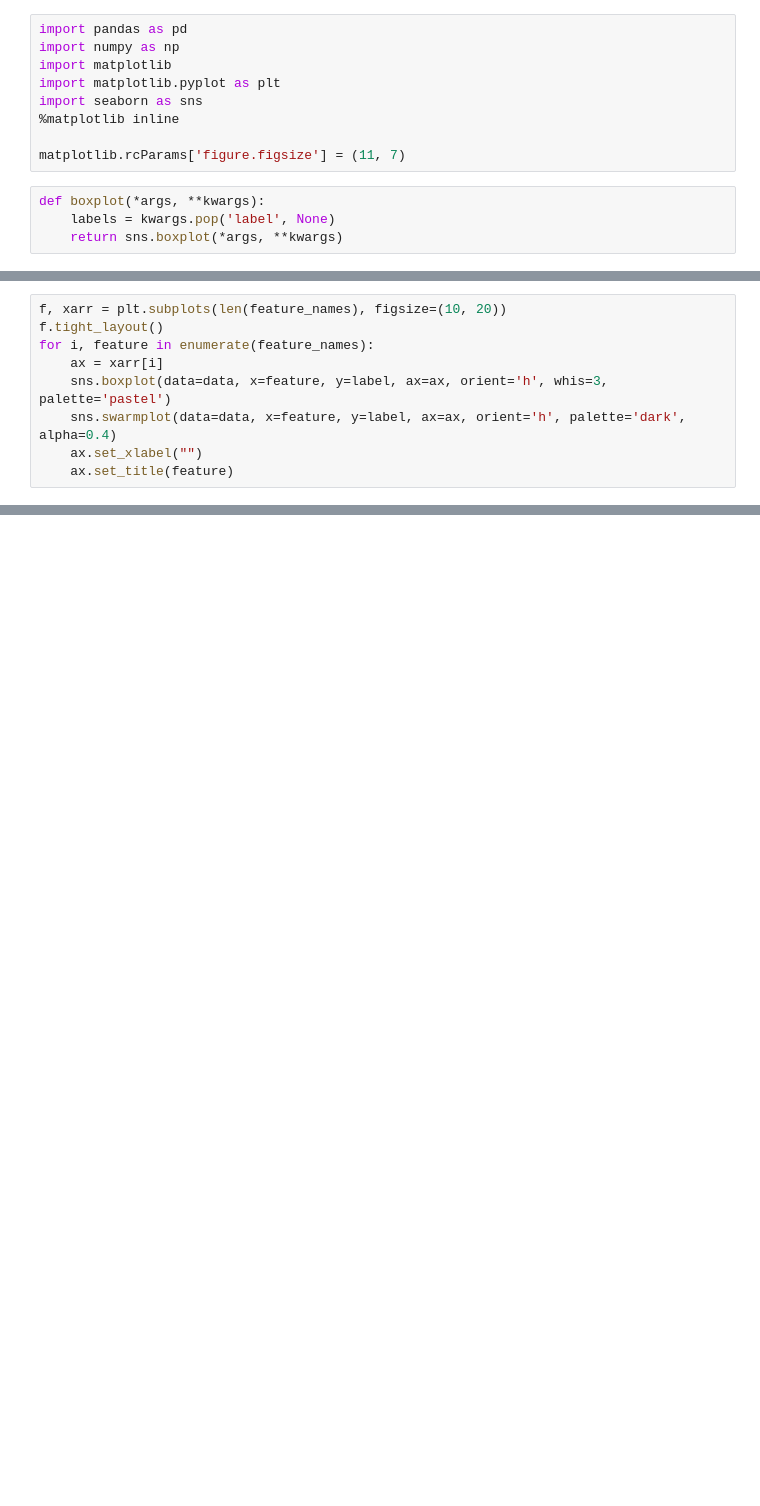
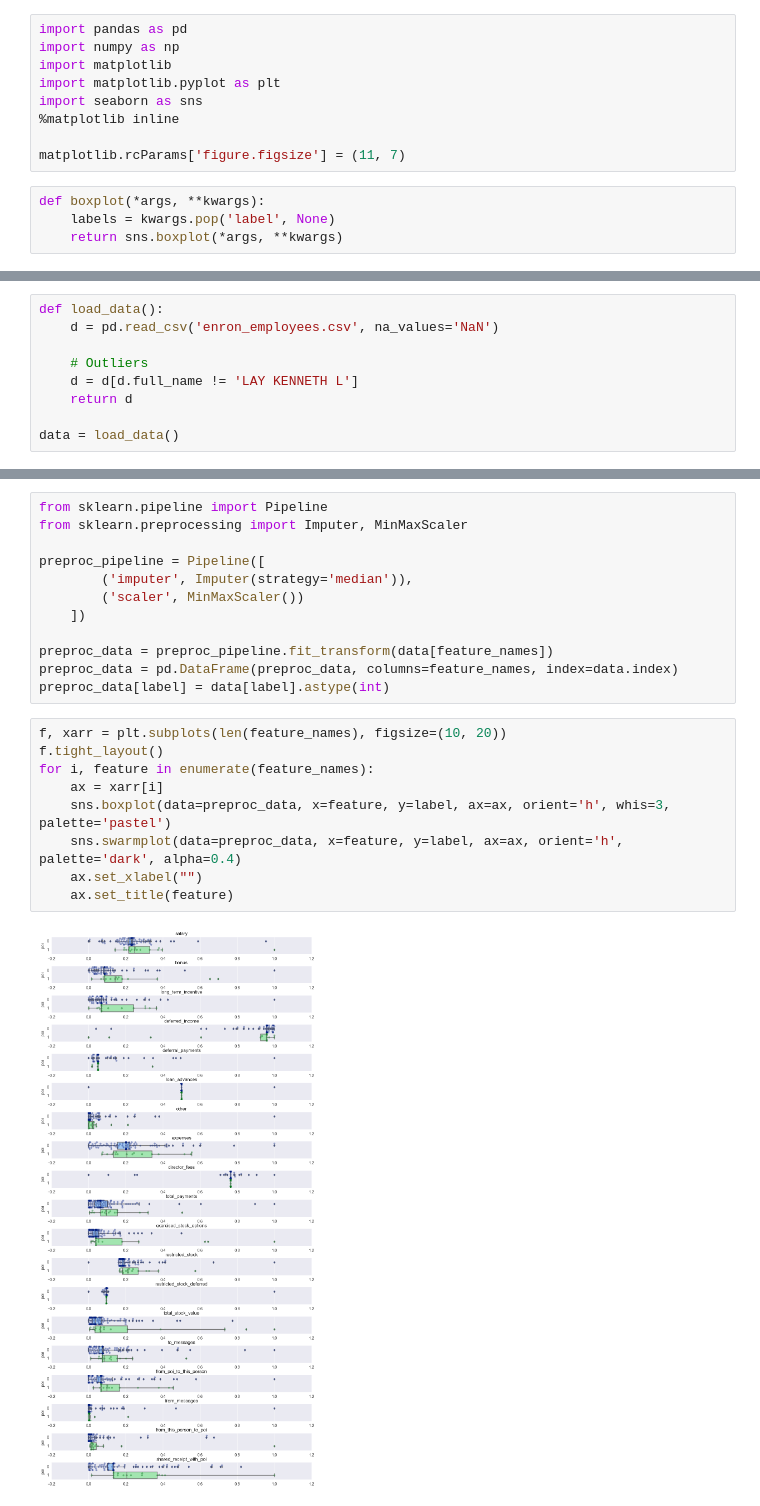
Before and after one commit to tindandelion/enron-classifier, a Jupyter notebook: enron_classifier.ipynb, the cells around one changed output, grey strips where cells are left out. Cells and saved outputs as stored; diff of their text form; blank space fills up the shorter version.

```diff
--- a/enron_classifier.ipynb
+++ b/enron_classifier.ipynb
@@ -93,9 +13,0 @@ data.describe().transpose()
-# %%
-f, xarr = plt.subplots(len(feature_names), figsize=(10, 20))
-f.tight_layout()
-for i, feature in enumerate(feature_names):
-    ax = xarr[i]
-    sns.boxplot(data=data, x=feature, y=label, ax=ax, orient='h', whis=3, palette='pastel')
-    sns.swarmplot(data=data, x=feature, y=label, ax=ax, orient='h', palette='dark', alpha=0.4)
-    ax.set_xlabel("")
-    ax.set_title(feature)
@@ -153,0 +28,9 @@ array([1, 0, 0, 0, 0, 0, 1, 0, 0, 1, 1, 0, 1, 0, 0, 0, 0, 1, 1, 0, 0])
+# %%
+def load_data():
+    d = pd.read_csv('enron_employees.csv', na_values='NaN')
+
+    # Outliers
+    d = d[d.full_name != 'LAY KENNETH L']
+    return d
+
+data = load_data()
@@ -153,0 +71,23 @@ array([1, 0, 0, 0, 0, 0, 1, 0, 0, 1, 1, 0, 1, 0, 0, 0, 0, 1, 1, 0, 0])
+# %%
+from sklearn.pipeline import Pipeline
+from sklearn.preprocessing import Imputer, MinMaxScaler
+
+preproc_pipeline = Pipeline([
+        ('imputer', Imputer(strategy='median')),
+        ('scaler', MinMaxScaler())
+    ])
+
+preproc_data = preproc_pipeline.fit_transform(data[feature_names])
+preproc_data = pd.DataFrame(preproc_data, columns=feature_names, index=data.index)
+preproc_data[label] = data[label].astype(int)
+# %%
+f, xarr = plt.subplots(len(feature_names), figsize=(10, 20))
+f.tight_layout()
+for i, feature in enumerate(feature_names):
+    ax = xarr[i]
+    sns.boxplot(data=preproc_data, x=feature, y=label, ax=ax, orient='h', whis=3, palette='pastel')
+    sns.swarmplot(data=preproc_data, x=feature, y=label, ax=ax, orient='h', palette='dark', alpha=0.4)
+    ax.set_xlabel("")
+    ax.set_title(feature)
+# %% [output]
+[figure, added]
```
Also changed, not shown: parts of 53 cells of this notebook.
